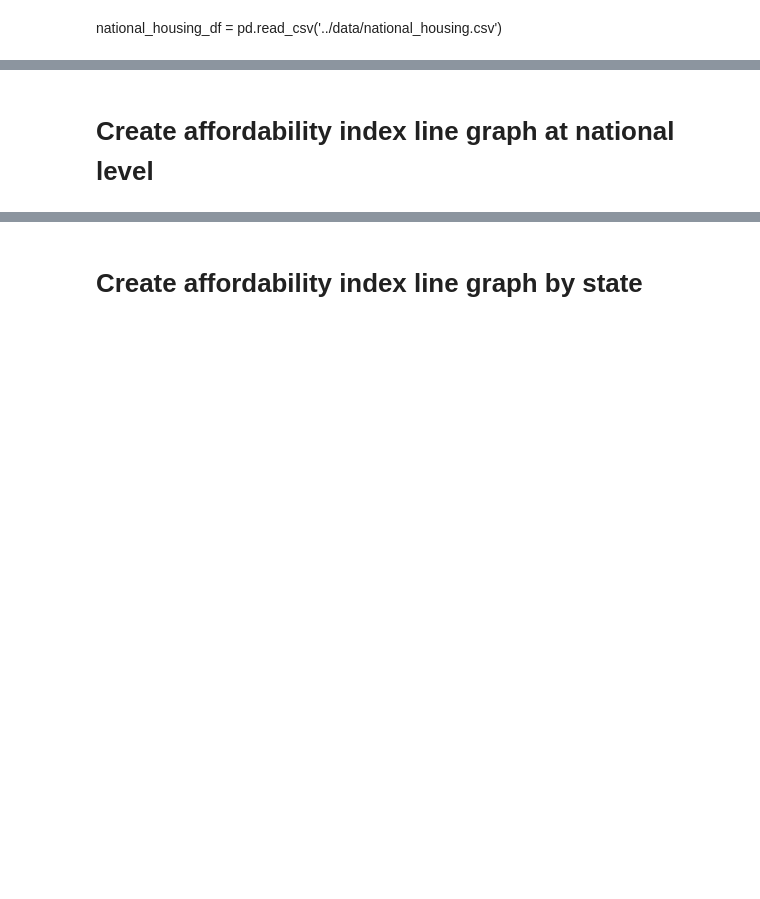
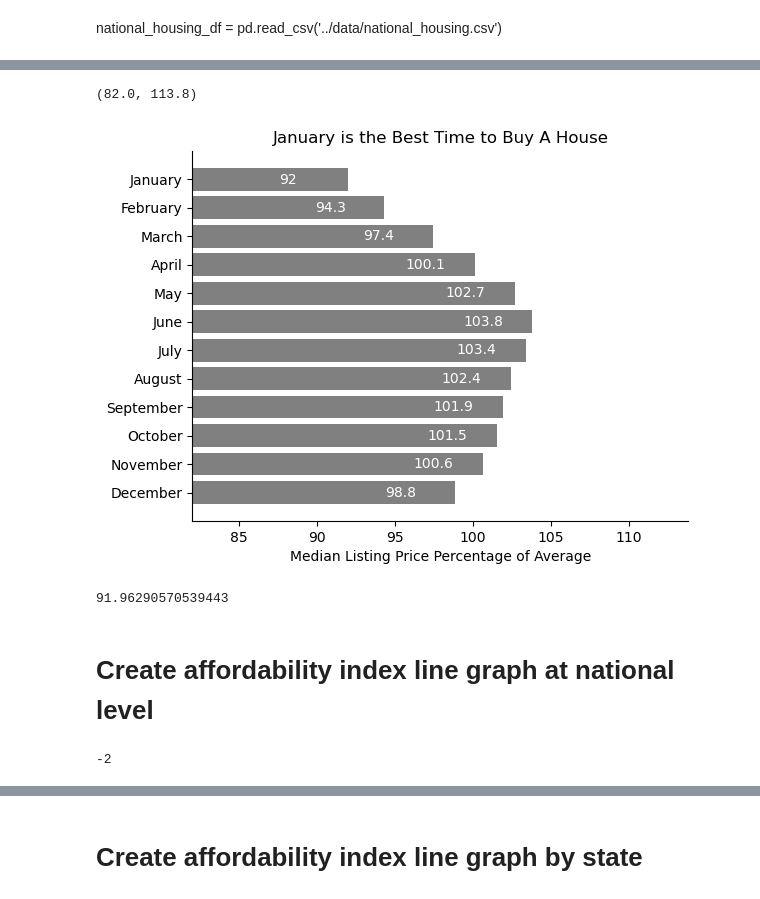
Before and after one commit to ParisAParker/Housing-Affordability-Analysis, a Jupyter notebook: notebooks/Housing EDA.ipynb, the cells around one changed output, grey strips where cells are left out. Drawn from its saved outputs; the diff is of its cells as text; code cells hidden in the pictures; blank space fills up the shorter version.

```diff
--- a/notebooks/Housing EDA.ipynb
+++ b/notebooks/Housing EDA.ipynb
@@ -83,5 +90,68 @@ national_housing_df = pd.read_csv('../data/national_housing.csv')
+# %%
+national_housing_df = national_housing_df.query('year != 2024')
+
+national_housing_df['Median Listing Price Yearly Average'] = national_housing_df.groupby('year')['Median Listing Price'].transform('mean')
+
+national_housing_df['Median Listing Price Percentage of Average'] = (national_housing_df['Median Listing Price'] / national_housing_df['Median Listing Price Yearly Average']) * 100
+
+# Make months a categorical variable with an order
+month_order = ['January', 'February','March','April','May','June','July','August','September','October','November','December']
+national_housing_df['month'] = pd.Categorical(national_housing_df['month'], categories = month_order, ordered = True)
+
+agg_value = national_housing_df.groupby('month')['Median Listing Price Percentage of Average'].mean().reset_index()
+
+agg_value = agg_value.sort_values('month', ascending = False)
+
+metric = 'Median Listing Price Percentage of Average'
+
+# Define x and y
+x = agg_value[f'{metric}']
+y = agg_value['month']
+
+# Round x values
+x = round(x,1)
+
+# Create horizontal bar chart for top 10 states
+fig, ax = plt.subplots()
+bars = ax.barh(y, x, color = 'grey')
+
+# # Highlight a specific state
+# for bar, state in zip(bars, y):
+#     if state in states:
+#         bar.set_color('blue')
+
+# Set the title and axes
+ax.set_xlabel(f'{metric}')
+ax.set_title('January is the Best Time to Buy A House')
+
+# Remove the spines
+ax.spines['top'].set_visible(False)
+ax.spines['right'].set_visible(False)
+
+# Label the bar numbers
+ax.bar_label(bars, color = 'white', padding = -50)
+
+# Calculate the max of the metric and round
+min_value = x.min()
+
+max_value = x.max()
+
+
+# Set the x range
+ax.set_xlim(min_value - 10, max_value + 10)
+# %% [output]
+(82.0, 113.8)
+[figure, added]
+# %%
+agg_value['Median Listing Price Percentage of Average'].min()
+# %% [output]
+91.96290570539443
 # %% [markdown]
 # Create affordability index line graph at national level
+# %%
+max_round_parameter
+# %% [output]
+-2
 # %%
 national_housing_df['month_date_yyyymm'] = pd.to_datetime(national_housing_df['month_date_yyyymm'])
 # %%
```
Also changed, not shown: parts of 6 cells of this notebook, 2 other files.
